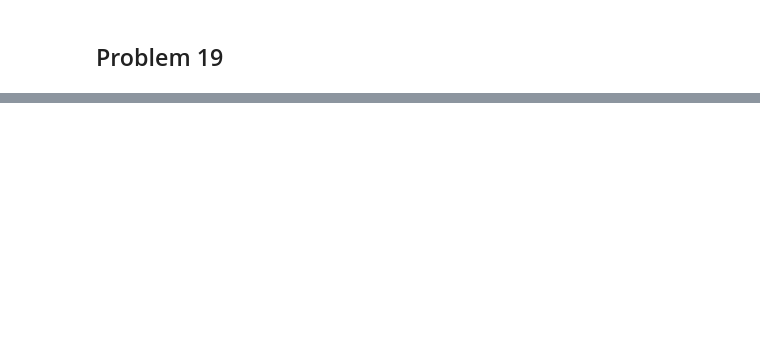
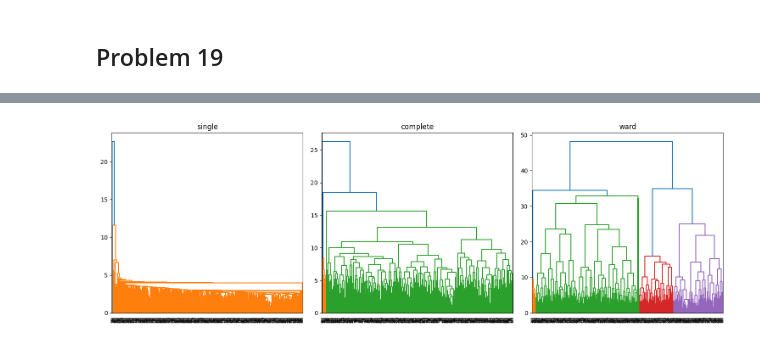
Before and after one commit to henryblu/Intorduction-to-ML, a Jupyter notebook: Exercise-Set-3/Exercise-set-3-solutions.ipynb, the cells around one changed output, grey strips where cells are left out. Cells and saved outputs as stored; diff of their text form; code cells hidden in the pictures; blank space fills up the shorter version.

```diff
--- a/Exercise-Set-3/Exercise-set-3-solutions.ipynb
+++ b/Exercise-Set-3/Exercise-set-3-solutions.ipynb
@@ -67,0 +173,22 @@ Furthermore, in 18.a, the cost of the join has a low mean and standard deviation
+# %%
+### Problem 19 task c i:
+
+# Define the types of linkage methods to be used
+linkage_types = ['single', 'complete', 'ward']
+max_linkage_height = 0
+
+# Set up the figure for plotting dendrograms
+plt.figure(figsize=(15, 5))
+
+# Loop through each linkage type and plot its dendrogram
+for i in range(len(linkage_types)):
+    Z = linkage_function(mol_data_scaled, linkage_types[i])
+    max_linkage_height = max(max_linkage_height, Z[-1, 2])
+    plt.subplot(1, 3, i + 1)
+    dendrogram(Z)
+    plt.title(linkage_types[i])
+
+plt.tight_layout()
+plt.show()
+# %% [output]
+[figure, added]
```
Also changed, not shown: parts of 17 cells of this notebook, 3 other files.
